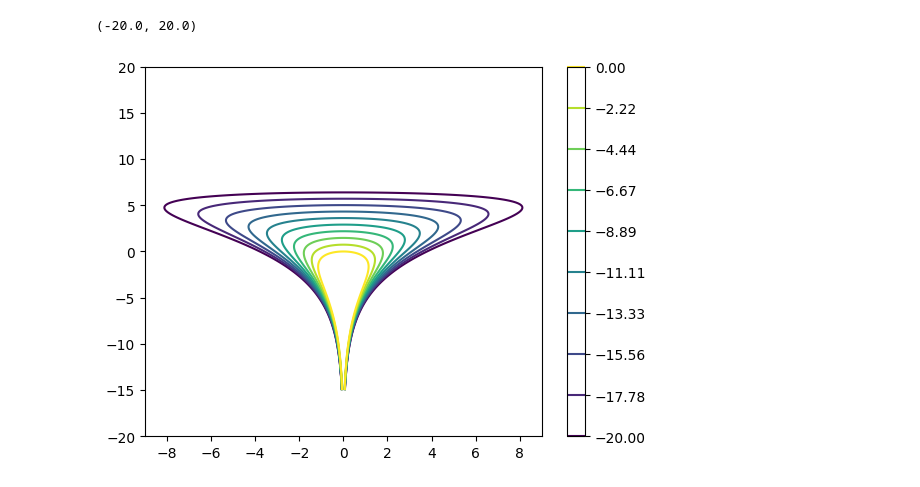
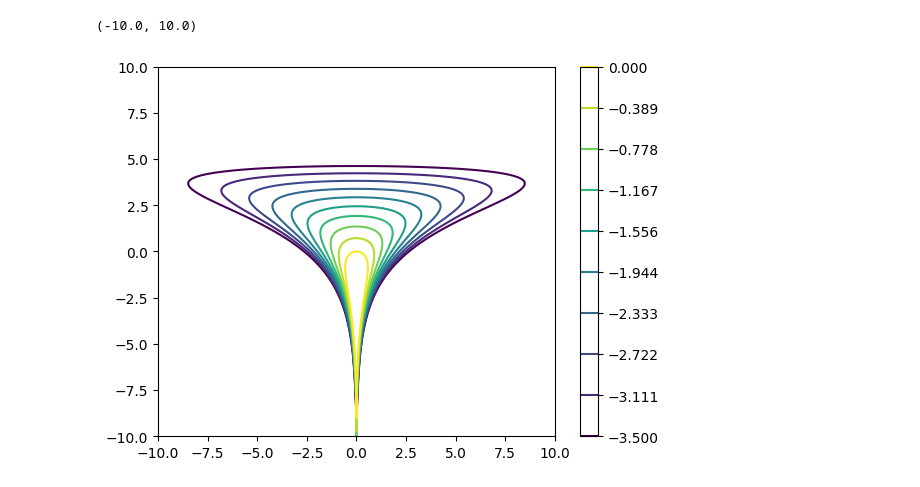
Before and after one commit to roualdes/mcmcexperiments, a Jupyter notebook: klhr/sinh_funnel.ipynb, the cells around one changed output. Saved outputs shown, nothing was run; the diff lists cells and outputs as text; code cells hidden in the pictures.

```diff
--- a/klhr/sinh_funnel.ipynb
+++ b/klhr/sinh_funnel.ipynb
@@ -18,10 +18,10 @@ bs.set_bridgestan_path(homedir + "bridgestan")
 bs_model = BSModel(stan_file = homedir + "mcmcexperiments/stan/funnel.stan",
                    data_file = homedir + "mcmcexperiments/stan/funnel.json")
 # %%
-x = np.linspace(-9, 9, 301)
-y = np.linspace(-15, 15, 301)
+x = np.linspace(-10, 10, 301)
+y = np.linspace(-10, 10, 301)
 # %%
-z = np.zeros(11)
+z = np.zeros(2)
 Z = np.zeros((301, 301))
 for ix, xn in enumerate(x):
     for iy, yn in enumerate(y):
@@ -29,9 +29,10 @@ for ix, xn in enumerate(x):
         z[1] = yn
         Z[ix, iy] = bs_model.log_density(z)
 # %%
-plt.contour(x, y, Z, levels = np.linspace(-20, 0, 10))
+plt.contour(x, y, Z, levels = np.linspace(-3.5, 0, 10))
 plt.colorbar()
-plt.ylim([-20, 20])
+plt.ylim([-10, 10])
+plt.xlim([-10, 10])
 # %% [output]
-(-20.0, 20.0)
+(-10.0, 10.0)
-[figure, old version]
+[figure, new version]
```
